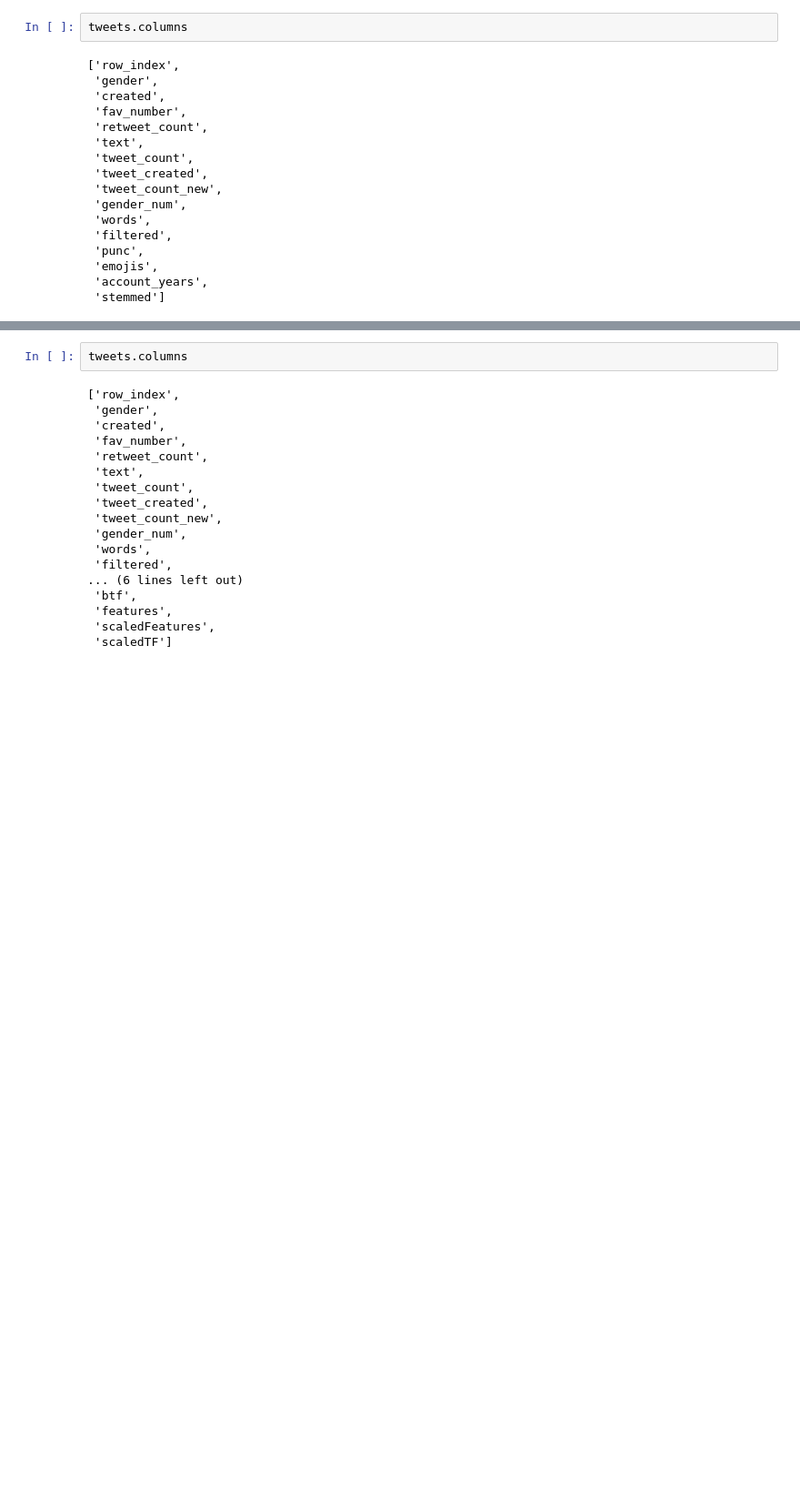
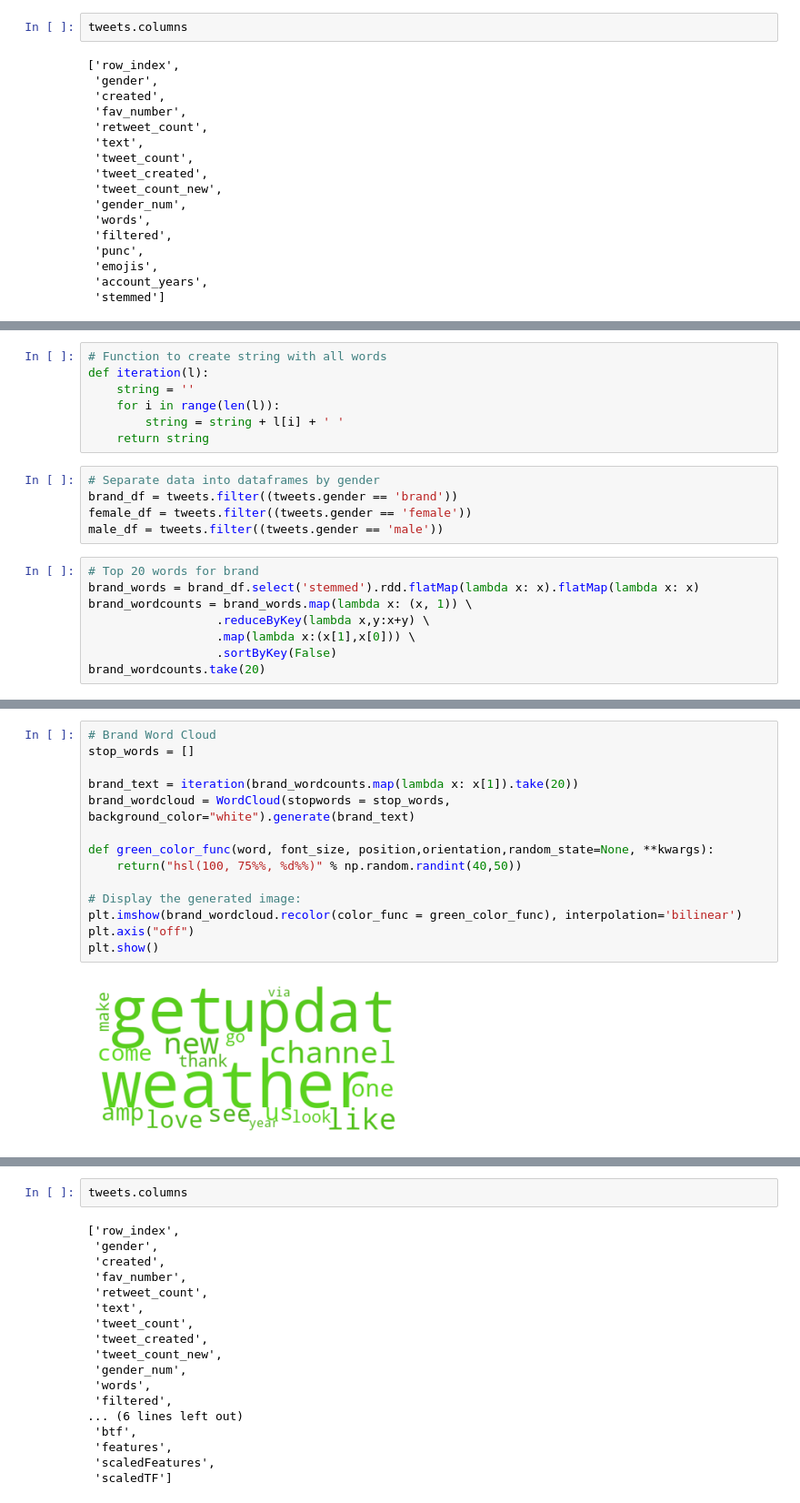
Before and after one commit to ishana-narayanan/tweets_gender, a Jupyter notebook: pipeline.ipynb, the cells around one changed output, grey strips where cells are left out. Shown at 91% size. Saved outputs shown, nothing was run; the diff lists cells and outputs as text; blank space fills up the shorter version.

Commit message:
ek - models with wordcloud

```diff
--- a/pipeline.ipynb
+++ b/pipeline.ipynb
@@ -371,0 +380,20 @@ tweets.columns
+# %%
+# Function to create string with all words
+def iteration(l):
+    string = ''
+    for i in range(len(l)):
+        string = string + l[i] + ' '
+    return string
+# %%
+# Separate data into dataframes by gender
+brand_df = tweets.filter((tweets.gender == 'brand'))
+female_df = tweets.filter((tweets.gender == 'female'))
+male_df = tweets.filter((tweets.gender == 'male'))
+# %%
+# Top 20 words for brand
+brand_words = brand_df.select('stemmed').rdd.flatMap(lambda x: x).flatMap(lambda x: x)
+brand_wordcounts = brand_words.map(lambda x: (x, 1)) \
+                  .reduceByKey(lambda x,y:x+y) \
+                  .map(lambda x:(x[1],x[0])) \
+                  .sortByKey(False)
+brand_wordcounts.take(20)
@@ -371,0 +421,16 @@ tweets.columns
+# %%
+# Brand Word Cloud
+stop_words = []
+
+brand_text = iteration(brand_wordcounts.map(lambda x: x[1]).take(20))
+brand_wordcloud = WordCloud(stopwords = stop_words, background_color="white").generate(brand_text)
+
+def green_color_func(word, font_size, position,orientation,random_state=None, **kwargs):
+    return("hsl(100, 75%%, %d%%)" % np.random.randint(40,50))
+
+# Display the generated image:
+plt.imshow(brand_wordcloud.recolor(color_func = green_color_func), interpolation='bilinear')
+plt.axis("off")
+plt.show()
+# %% [output]
+[figure, added]
```
Also changed, not shown: parts of 21 cells of this notebook.
